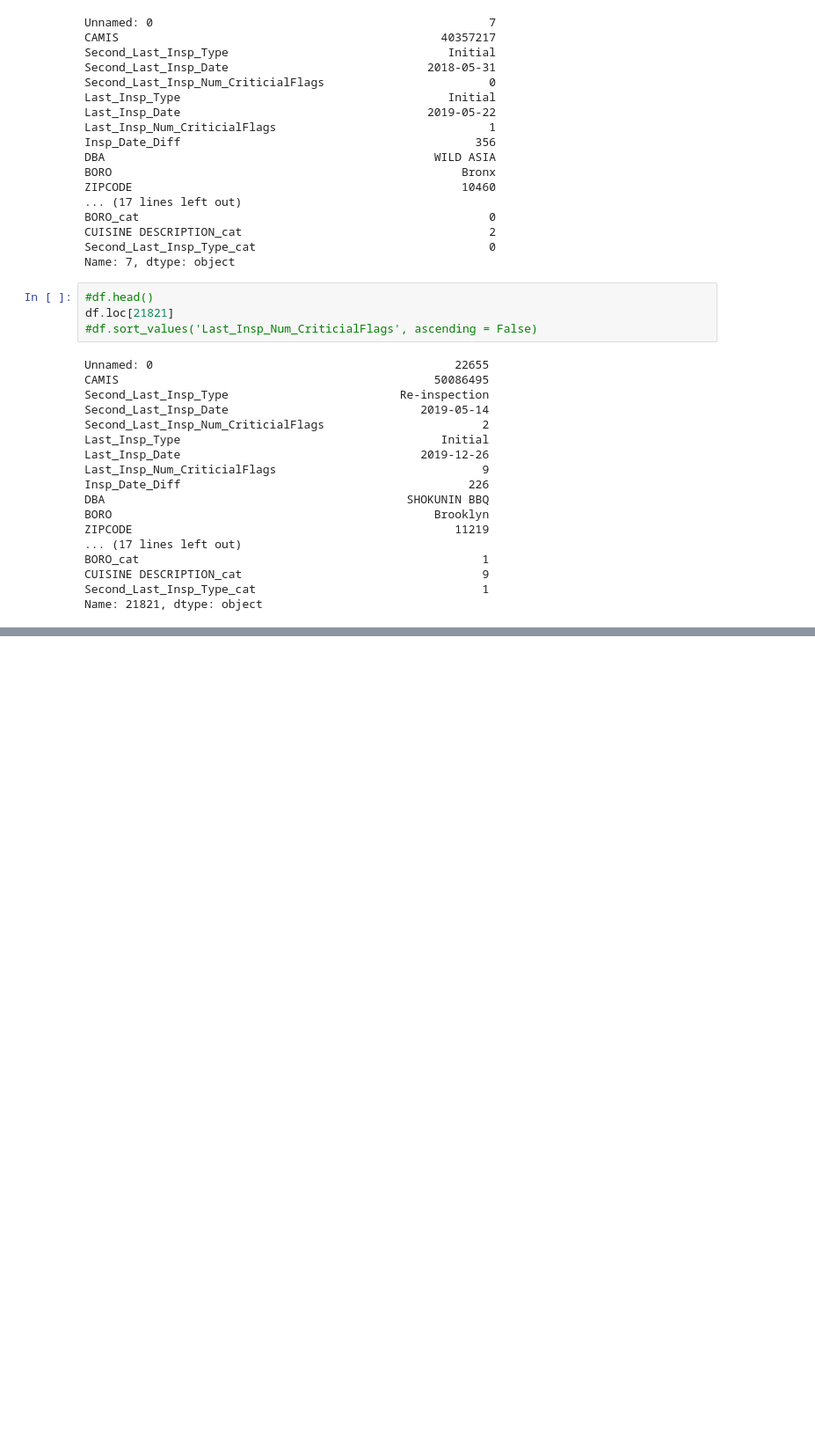
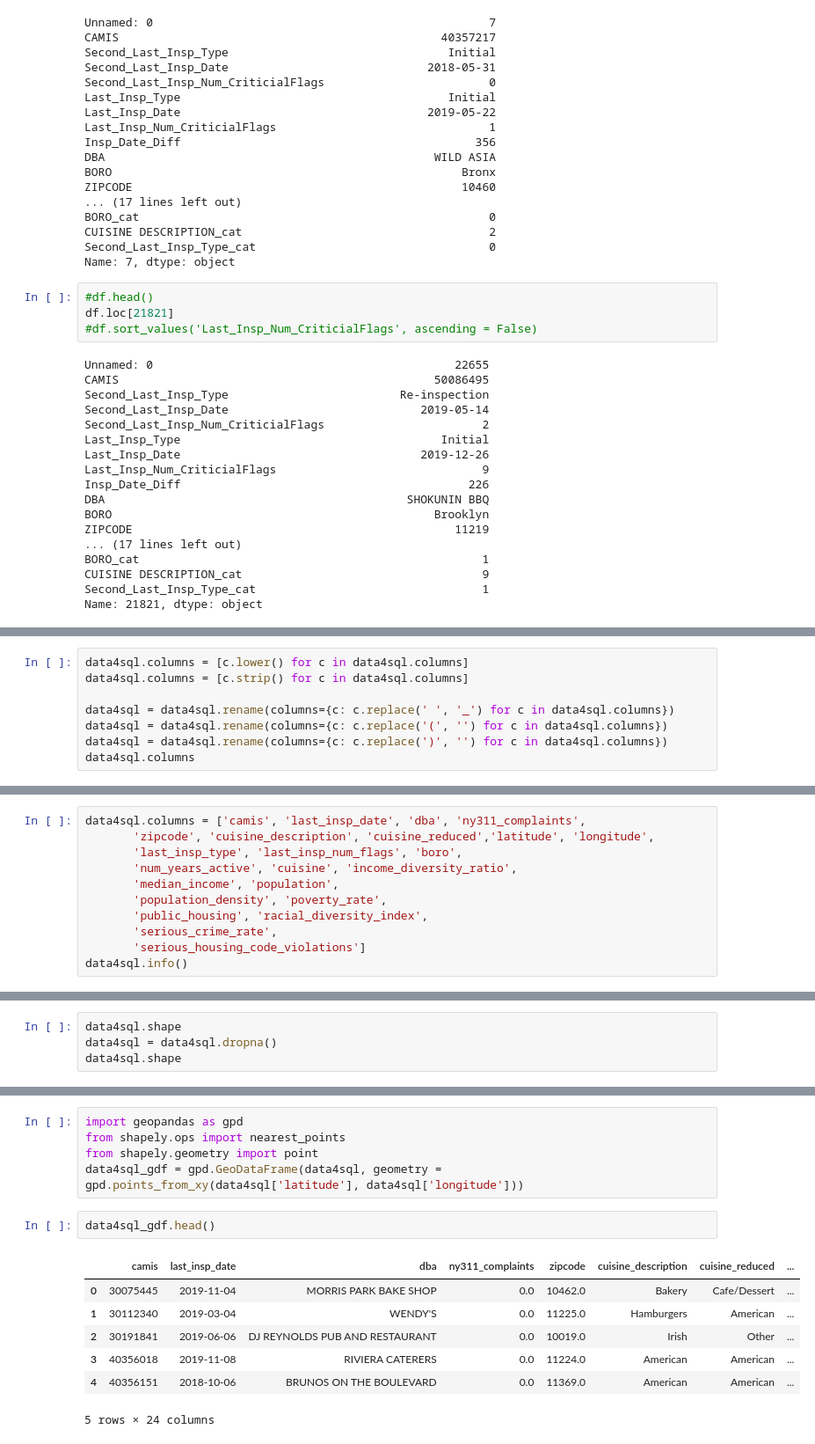
Before and after one commit to rbarryanwar/SafeEats, a Jupyter notebook: notebooks/0_NYC311_toSQL.ipynb, the cells around one changed output, grey strips where cells are left out. Shown at 88% size. Saved outputs shown, nothing was run; the diff lists cells and outputs as text; blank space fills up the shorter version.

```diff
--- a/notebooks/0_NYC311_toSQL.ipynb
+++ b/notebooks/0_NYC311_toSQL.ipynb
@@ -213,0 +323,8 @@ Name: 21821, dtype: object
+# %%
+data4sql.columns = [c.lower() for c in data4sql.columns]
+data4sql.columns = [c.strip() for c in data4sql.columns]
+
+data4sql = data4sql.rename(columns={c: c.replace(' ', '_') for c in data4sql.columns})
+data4sql = data4sql.rename(columns={c: c.replace('(', '') for c in data4sql.columns})
+data4sql = data4sql.rename(columns={c: c.replace(')', '') for c in data4sql.columns})
+data4sql.columns
@@ -213,0 +342,11 @@ Name: 21821, dtype: object
+# %%
+data4sql.columns = ['camis', 'last_insp_date', 'dba', 'ny311_complaints',
+       'zipcode', 'cuisine_description', 'cuisine_reduced','latitude', 'longitude',
+       'last_insp_type', 'last_insp_num_flags', 'boro',
+       'num_years_active', 'cuisine', 'income_diversity_ratio',
+       'median_income', 'population',
+       'population_density', 'poverty_rate',
+       'public_housing', 'racial_diversity_index',
+       'serious_crime_rate',
+       'serious_housing_code_violations']
+data4sql.info()
@@ -213,0 +371,4 @@ Name: 21821, dtype: object
+# %%
+data4sql.shape
+data4sql = data4sql.dropna()
+data4sql.shape
@@ -213,0 +386,15 @@ Name: 21821, dtype: object
+# %%
+import geopandas as gpd
+from shapely.ops import nearest_points
+from shapely.geometry import point
+data4sql_gdf = gpd.GeoDataFrame(data4sql, geometry = gpd.points_from_xy(data4sql['latitude'], data4sql['longitude']))
+# %%
+data4sql_gdf.head()
+# %% [output]
+|  | camis | last_insp_date | dba | ny311_complaints | zipcode | cuisine_description | cuisine_reduced | ... |
+| 0 | 30075445 | 2019-11-04 | MORRIS PARK BAKE SHOP | 0.0 | 10462.0 | Bakery | Cafe/Dessert | ... |
+| 1 | 30112340 | 2019-03-04 | WENDY'S | 0.0 | 11225.0 | Hamburgers | American | ... |
+| 2 | 30191841 | 2019-06-06 | DJ REYNOLDS PUB AND RESTAURANT | 0.0 | 10019.0 | Irish | Other | ... |
+| 3 | 40356018 | 2019-11-08 | RIVIERA CATERERS | 0.0 | 11224.0 | American | American | ... |
+| 4 | 40356151 | 2018-10-06 | BRUNOS ON THE BOULEVARD | 0.0 | 11369.0 | American | American | ... |
+5 rows × 24 columns
```
Also changed, not shown: parts of 32 cells of this notebook, 9 other files.
